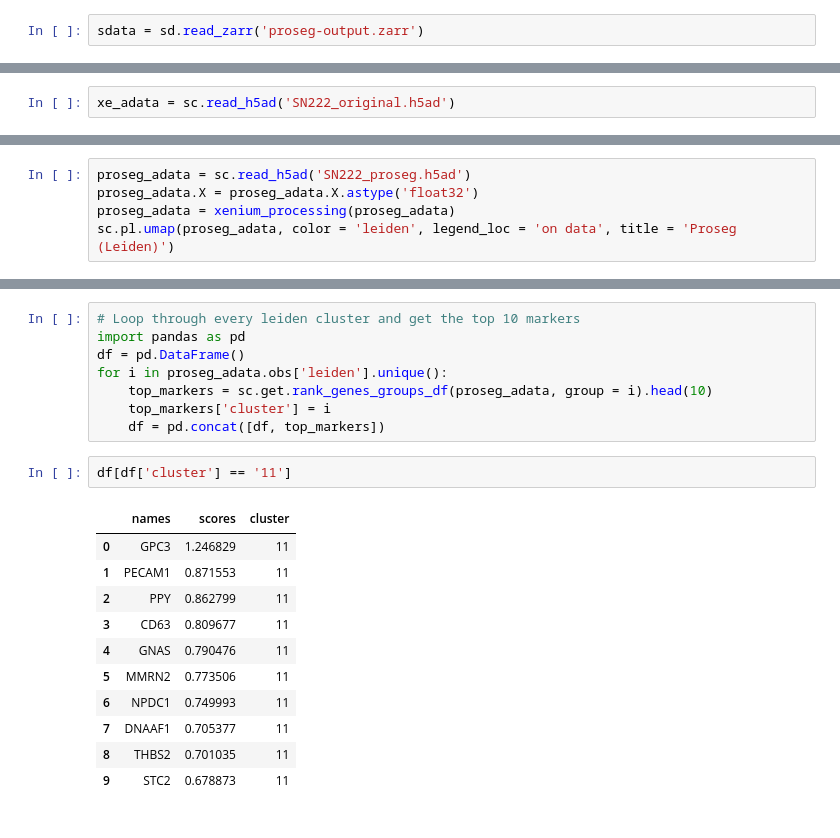
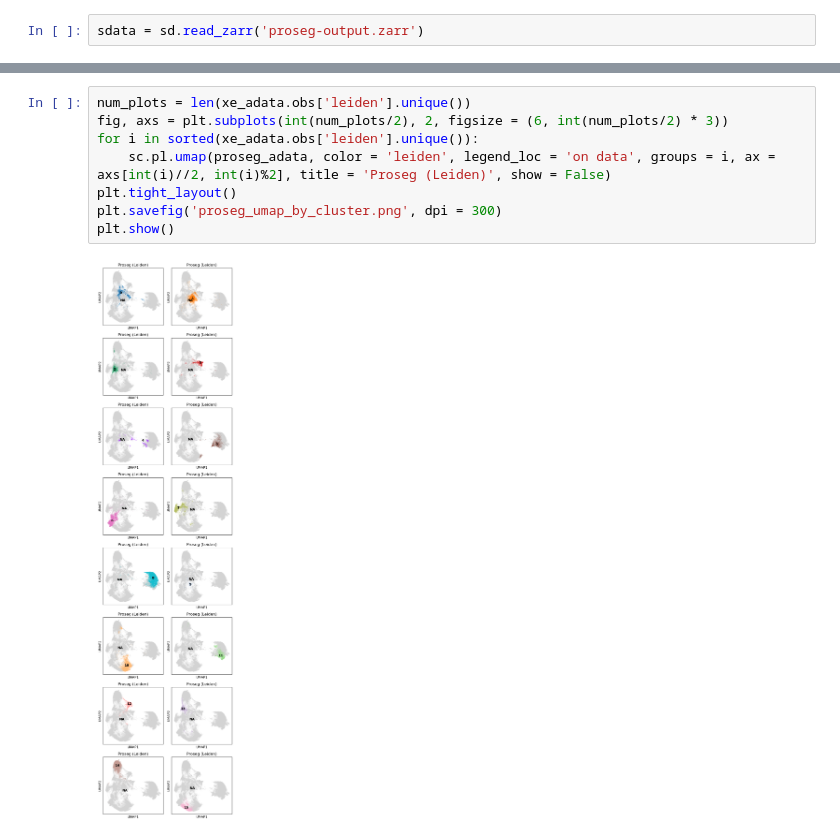
Before and after one commit to WHChou/Spatial_omics_segmentation, a Jupyter notebook: proseg/test_proseg.ipynb, the cells around one changed output, grey strips where cells are left out. Cells and saved outputs as stored; diff of their text form.

```diff
--- a/proseg/test_proseg.ipynb
+++ b/proseg/test_proseg.ipynb
@@ -65,2 +111,0 @@ def xenium_processing(adata):
-# %%
-xe_adata = sc.read_h5ad('SN222_original.h5ad')
@@ -109,5 +115,0 @@ sc.pl.dotplot(xe_adata, all_markers, groupby='leiden', title = 'Original Xenium
-# %%
-proseg_adata = sc.read_h5ad('SN222_proseg.h5ad')
-proseg_adata.X = proseg_adata.X.astype('float32')
-proseg_adata = xenium_processing(proseg_adata)
-sc.pl.umap(proseg_adata, color = 'leiden', legend_loc = 'on data', title = 'Proseg (Leiden)')
@@ -153,22 +116,10 @@ rsc.tl.rank_genes_groups_logreg(proseg_adata, 'leiden')
-# %%
-# Loop through every leiden cluster and get the top 10 markers
-import pandas as pd
-df = pd.DataFrame()
-for i in proseg_adata.obs['leiden'].unique():
-    top_markers = sc.get.rank_genes_groups_df(proseg_adata, group = i).head(10)
-    top_markers['cluster'] = i
-    df = pd.concat([df, top_markers])
-# %%
-df[df['cluster'] == '11']
-# %% [output]
-|  | names | scores | cluster |
-| 0 | GPC3 | 1.246829 | 11 |
-| 1 | PECAM1 | 0.871553 | 11 |
-| 2 | PPY | 0.862799 | 11 |
-| 3 | CD63 | 0.809677 | 11 |
-| 4 | GNAS | 0.790476 | 11 |
-| 5 | MMRN2 | 0.773506 | 11 |
-| 6 | NPDC1 | 0.749993 | 11 |
-| 7 | DNAAF1 | 0.705377 | 11 |
-| 8 | THBS2 | 0.701035 | 11 |
-| 9 | STC2 | 0.678873 | 11 |
+# %%
+num_plots = len(xe_adata.obs['leiden'].unique())
+fig, axs = plt.subplots(int(num_plots/2), 2, figsize = (6, int(num_plots/2) * 3))
+for i in sorted(xe_adata.obs['leiden'].unique()):
+    sc.pl.umap(proseg_adata, color = 'leiden', legend_loc = 'on data', groups = i, ax = axs[int(i)//2, int(i)%2], title = 'Proseg (Leiden)', show = False)
+plt.tight_layout()
+plt.savefig('proseg_umap_by_cluster.png', dpi = 300)
+plt.show()
+# %% [output]
+[figure, added]
```
Also changed, not shown: parts of 26 cells of this notebook, 5 other files.
